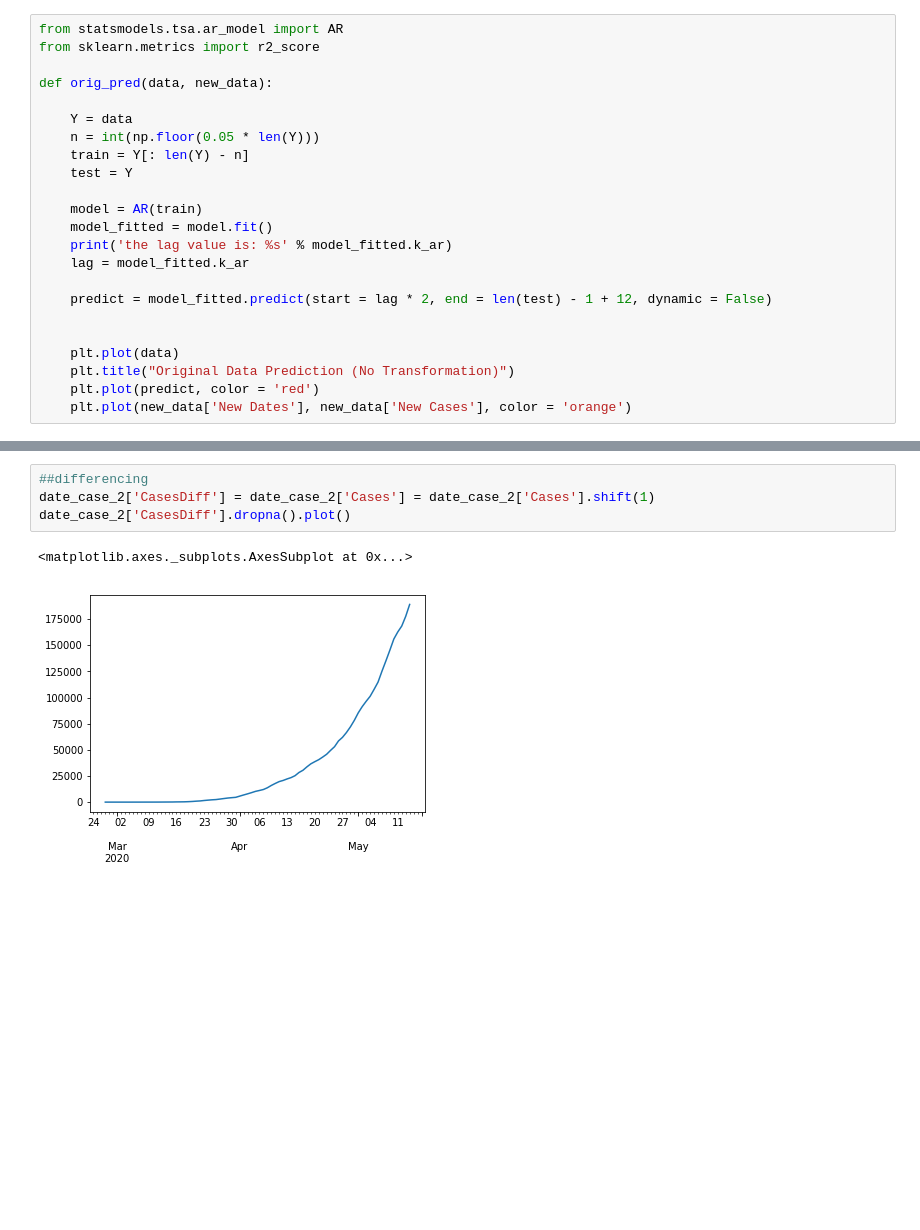
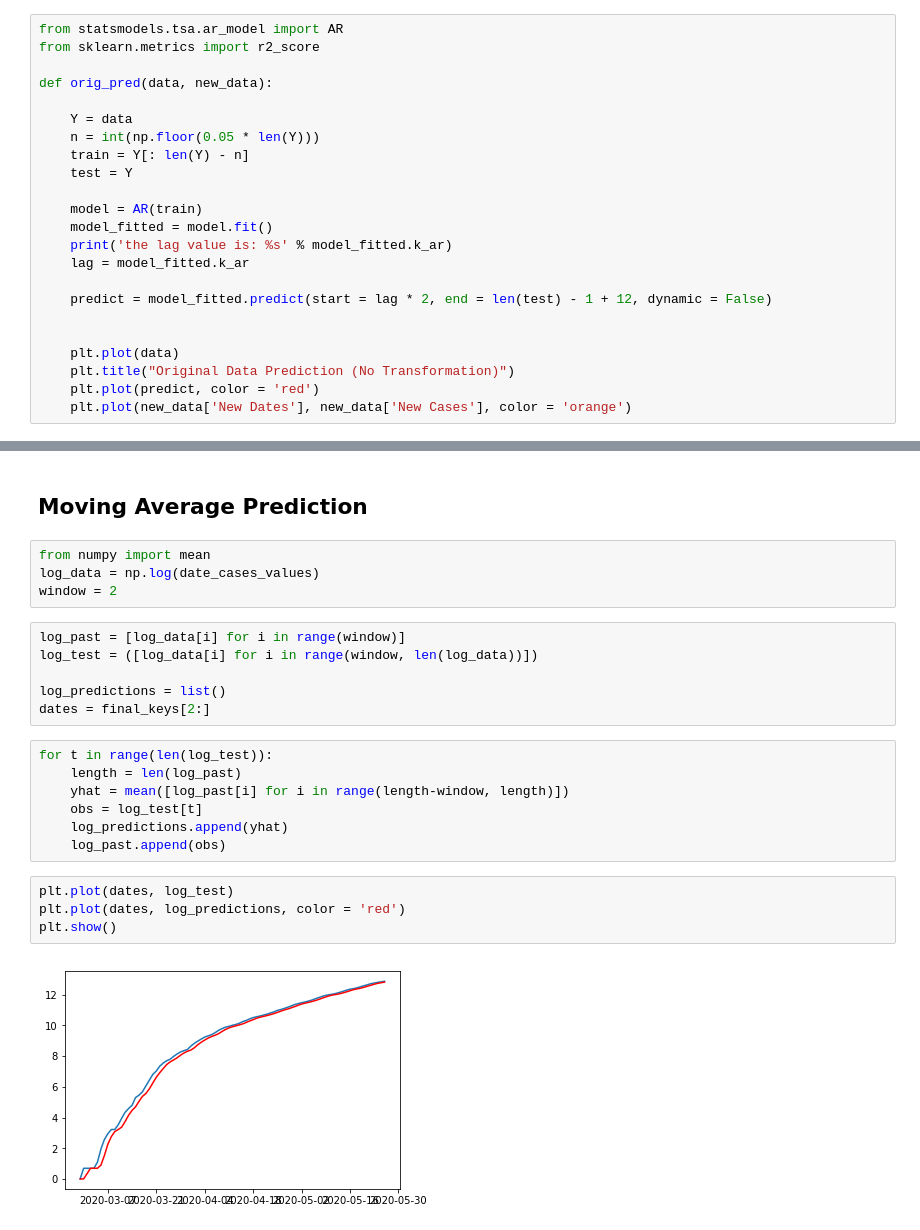
Before and after one commit to sundar1122/covid19, a Jupyter notebook: Brazil Analysis.ipynb, the cells around one changed output, grey strips where cells are left out. Drawn from its saved outputs; the diff is of its cells as text; blank space fills up the shorter version.

```diff
--- a/Brazil Analysis.ipynb
+++ b/Brazil Analysis.ipynb
@@ -279,7 +261,25 @@ r2_err = r2_score(data.tail(len(Y) - lag), predict)
-# %%
-##differencing
-date_case_2['CasesDiff'] = date_case_2['Cases'] = date_case_2['Cases'].shift(1)
-date_case_2['CasesDiff'].dropna().plot()
-# %% [output]
-<matplotlib.axes._subplots.AxesSubplot at 0x...>
-[figure, removed]
+# %% [markdown]
+## Moving Average Prediction
+# %%
+from numpy import mean
+log_data = np.log(date_cases_values)
+window = 2
+# %%
+log_past = [log_data[i] for i in range(window)]
+log_test = ([log_data[i] for i in range(window, len(log_data))])
+
+log_predictions = list()
+dates = final_keys[2:]
+# %%
+for t in range(len(log_test)):
+    length = len(log_past)
+    yhat = mean([log_past[i] for i in range(length-window, length)])
+    obs = log_test[t]
+    log_predictions.append(yhat)
+    log_past.append(obs)
+# %%
+plt.plot(dates, log_test)
+plt.plot(dates, log_predictions, color = 'red')
+plt.show()
+# %% [output]
+[figure, added]
```
Also changed, not shown: parts of 11 cells of this notebook, 1 other file.
